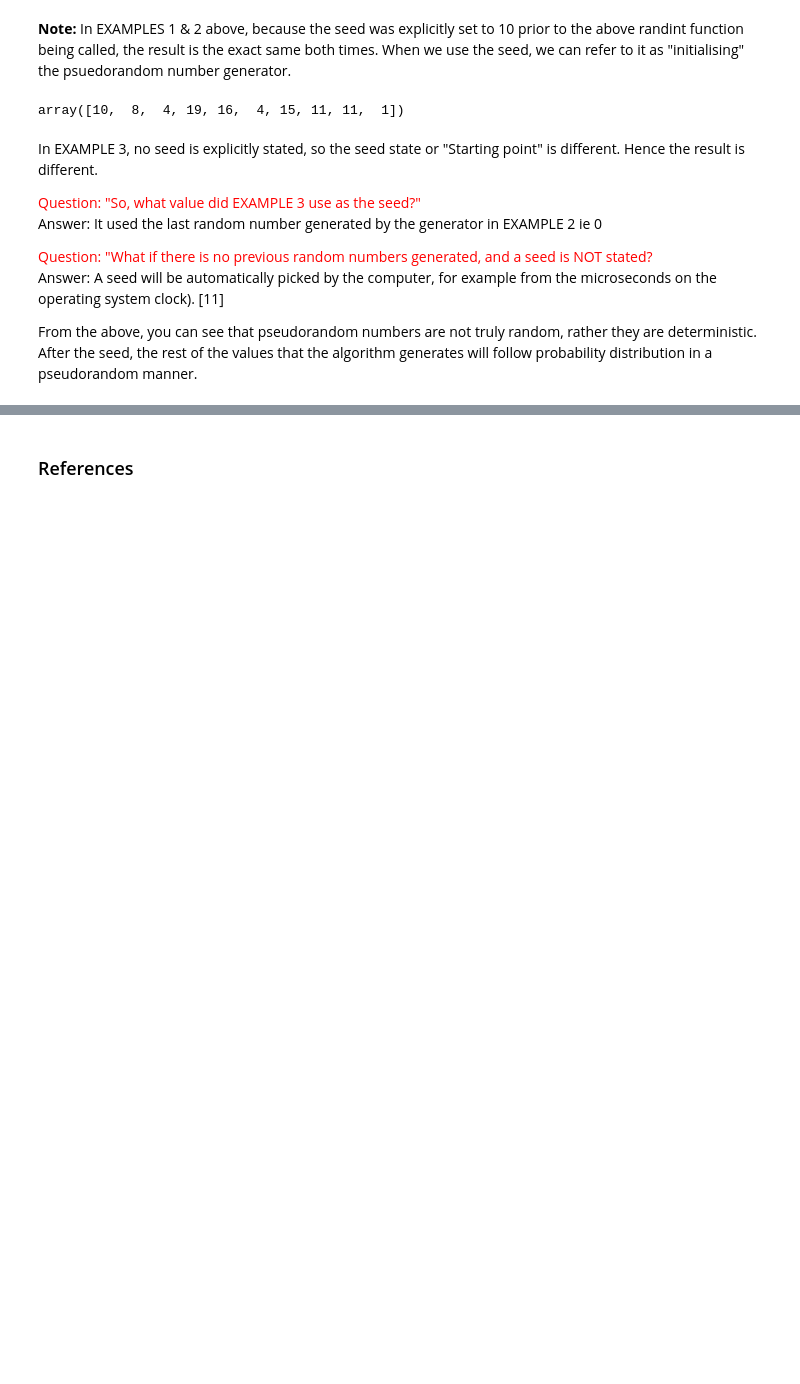
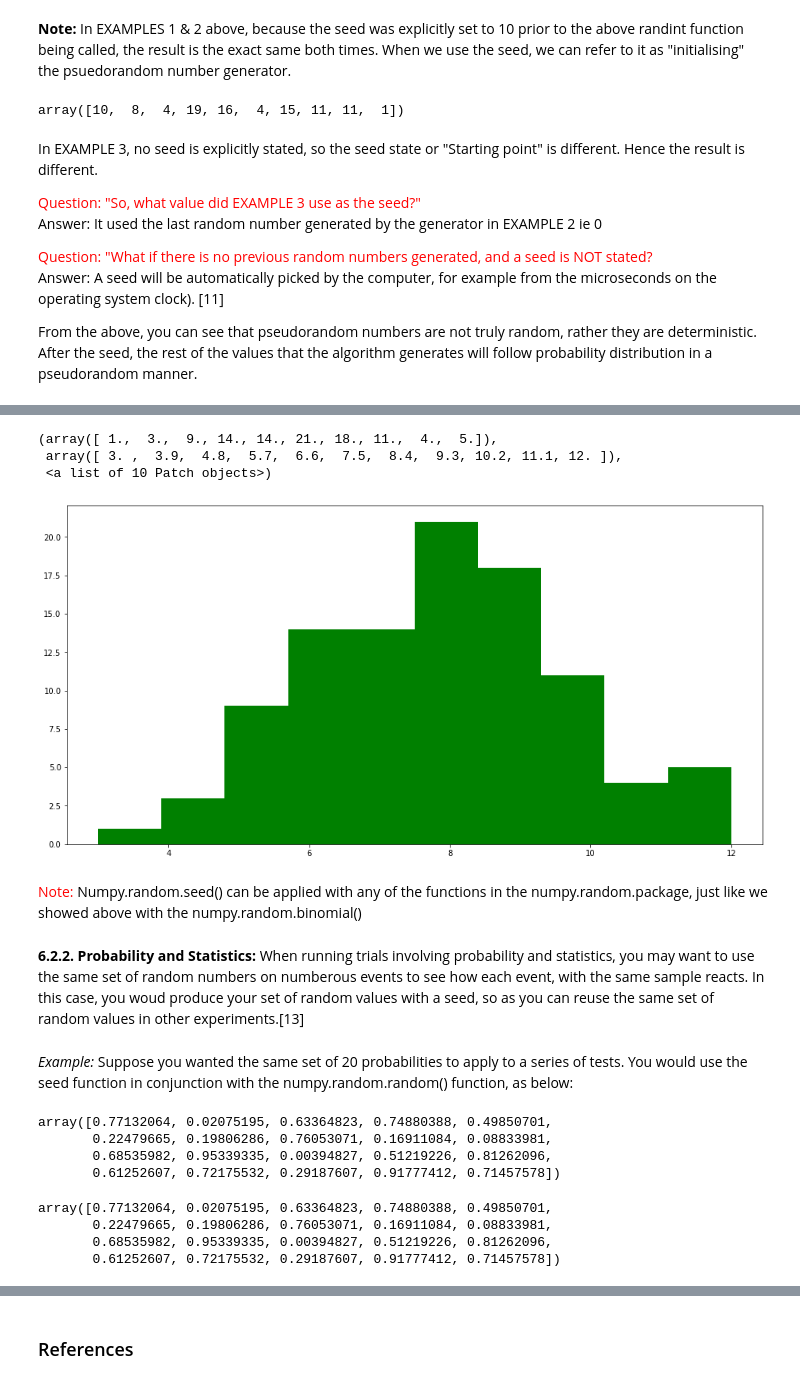
Before and after one commit to BarryClarke/numpy.random-package, a Jupyter notebook: numpy.random package.ipynb, the cells around one changed output, grey strips where cells are left out. Cells and saved outputs as stored; diff of their text form; code cells hidden in the pictures; blank space fills up the shorter version.

```diff
--- a/numpy.random package.ipynb
+++ b/numpy.random package.ipynb
@@ -676,0 +695,39 @@ The seed value is very significant in the field of computer security to pseudo-r
+# %%
+# Simulate the binomial distribution of results for a team to play in 16 finals, with 50% probability of wining in each game
+# Let's run the simulation 100 times
+# Firstly, let's initialise the PRNG. we have a seed value of 0. the value is not important, but you must re-use whatever
+# value you use in order to get the smae result
+np.random.seed(0)
+Normal_chances = np.random.binomial(16, 0.5, 100)
+plt.hist(Normal_chances, color = 'green')
+# %% [output]
+(array([ 1.,  3.,  9., 14., 14., 21., 18., 11.,  4.,  5.]),
+ array([ 3. ,  3.9,  4.8,  5.7,  6.6,  7.5,  8.4,  9.3, 10.2, 11.1, 12. ]),
+ <a list of 10 Patch objects>)
+[figure, added]
+# %% [markdown]
+<font color = "Red">Note:</font> Numpy.random.seed() can be applied with any of the functions in the numpy.random.package, just like we showed above with the numpy.random.binomial()
+# %% [markdown]
+**6.2.2. Probability and Statistics:** When running trials involving probability and statistics, you may want to use the same set of random numbers on numberous events to see how each event, with the same sample reacts. In this case, you woud produce your set of random values with a seed, so as you can reuse the same set of random values in other experiments.[13]
+# %% [markdown]
+_Example:_ Suppose you wanted the same set of 20 probabilities to apply to a series of tests. You would use the seed function in conjunction with the numpy.random.random() function, as below:
+# %%
+# Produce a set of 20 random probabilities
+# Use numpy.random.seed() so as you can re-use the same set of probabilities later
+np.random.seed(10)
+np.random.random(20)
+# The seed value is arbitary. Once you use it again, you will get the same output
+# %% [output]
+array([0.77132064, 0.02075195, 0.63364823, 0.74880388, 0.49850701,
+       0.22479665, 0.19806286, 0.76053071, 0.16911084, 0.08833981,
+       0.68535982, 0.95339335, 0.00394827, 0.51219226, 0.81262096,
+       0.61252607, 0.72175532, 0.29187607, 0.91777412, 0.71457578])
+# %%
+# At some later date, if you want to recall and re-use the same set of 20 probabilities, re-use np.random.seed(10)
+np.random.seed(10)
+np.random.random(20)
+# %% [output]
+array([0.77132064, 0.02075195, 0.63364823, 0.74880388, 0.49850701,
+       0.22479665, 0.19806286, 0.76053071, 0.16911084, 0.08833981,
+       0.68535982, 0.95339335, 0.00394827, 0.51219226, 0.81262096,
+       0.61252607, 0.72175532, 0.29187607, 0.91777412, 0.71457578])
```
Also changed, not shown: parts of 48 cells of this notebook, 1 other file.
